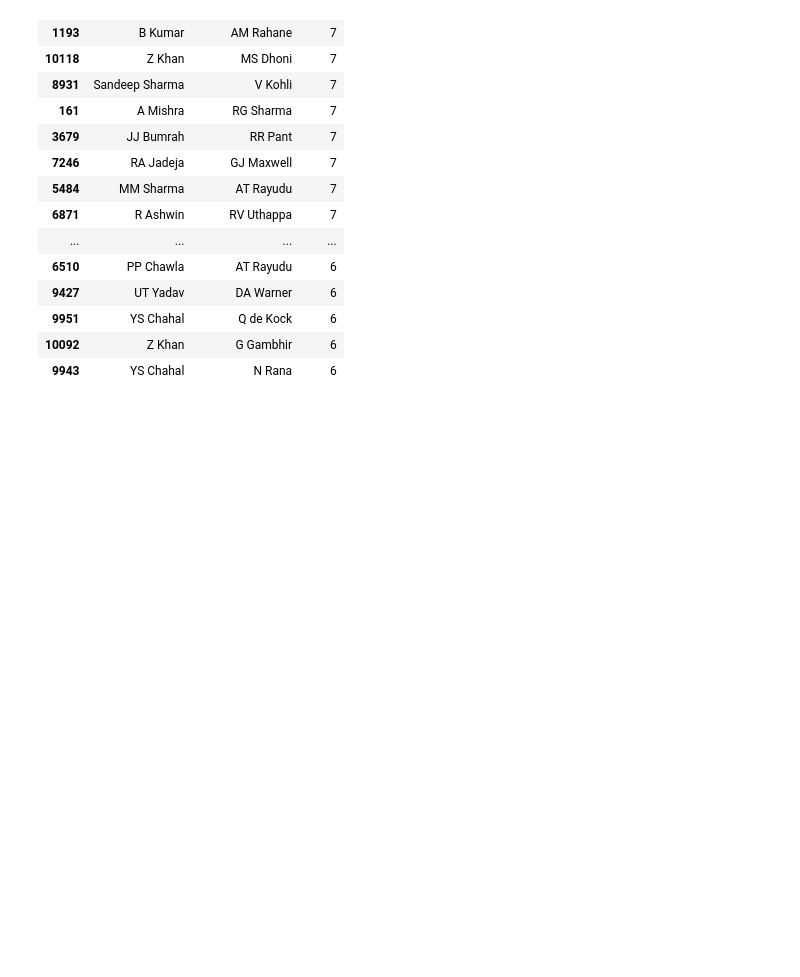
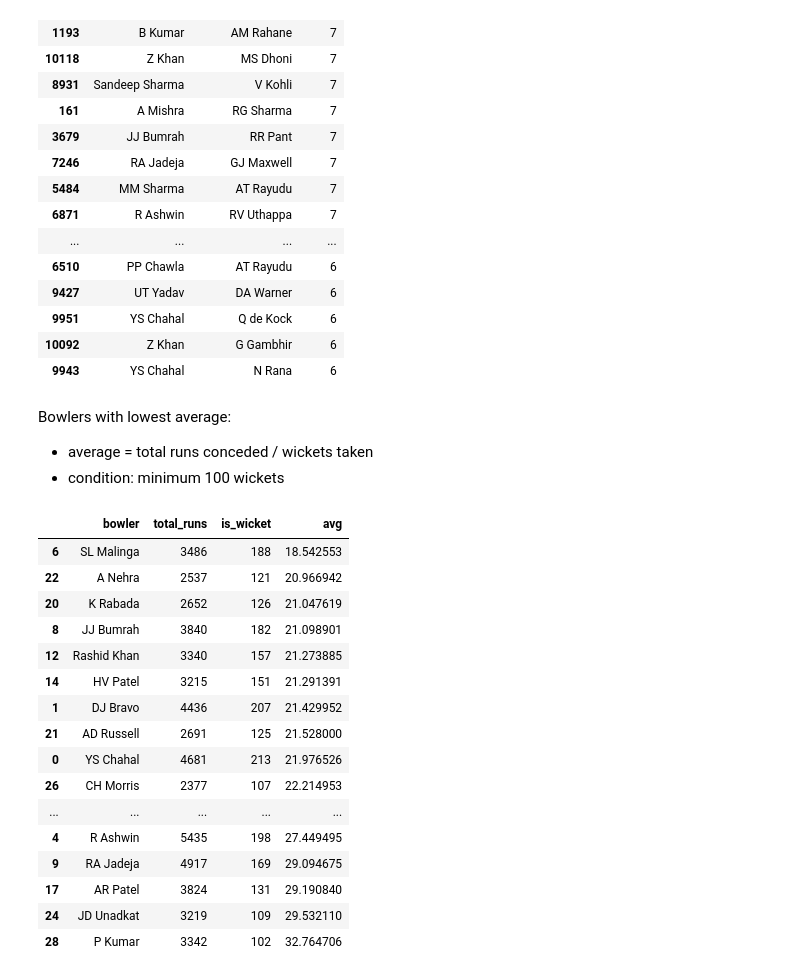
Before and after one commit to Prashant0594/python_data_projects, a Jupyter notebook: project_IPL_analysis/best_bowler.ipynb, the cells around one changed output. Saved outputs shown, nothing was run; the diff lists cells and outputs as text; code cells hidden in the pictures; blank space fills up the shorter version.

```diff
--- a/project_IPL_analysis/best_bowler.ipynb
+++ b/project_IPL_analysis/best_bowler.ipynb
@@ -134,6 +134,35 @@ df.groupby(['bowler','player_dismissed']).size().reset_index(name='count').sort_
 | 9951 | YS Chahal | Q de Kock | 6 |
 | 10092 | Z Khan | G Gambhir | 6 |
 | 9943 | YS Chahal | N Rana | 6 |
+# %% [markdown]
+Bowlers with lowest average:
+
+- average = total runs conceded / wickets taken
+- condition: minimum 100 wickets
+# %%
+grouped=df.groupby('bowler').agg({'total_runs':'sum','is_wicket':'sum'}).sort_values('is_wicket',ascending=False)
+grouped.reset_index(inplace=True)
+grouped['avg']=grouped['total_runs']/grouped['is_wicket']
+grouped=grouped[grouped['is_wicket']>100].sort_values('avg',ascending=True)
+grouped
+# %% [output]
+|  | bowler | total_runs | is_wicket | avg |
+| 6 | SL Malinga | 3486 | 188 | 18.542553 |
+| 22 | A Nehra | 2537 | 121 | 20.966942 |
+| 20 | K Rabada | 2652 | 126 | 21.047619 |
+| 8 | JJ Bumrah | 3840 | 182 | 21.098901 |
+| 12 | Rashid Khan | 3340 | 157 | 21.273885 |
+| 14 | HV Patel | 3215 | 151 | 21.291391 |
+| 1 | DJ Bravo | 4436 | 207 | 21.429952 |
+| 21 | AD Russell | 2691 | 125 | 21.528000 |
+| 0 | YS Chahal | 4681 | 213 | 21.976526 |
+| 26 | CH Morris | 2377 | 107 | 22.214953 |
+| ... | ... | ... | ... | ... |
+| 4 | R Ashwin | 5435 | 198 | 27.449495 |
+| 9 | RA Jadeja | 4917 | 169 | 29.094675 |
+| 17 | AR Patel | 3824 | 131 | 29.190840 |
+| 24 | JD Unadkat | 3219 | 109 | 29.532110 |
+| 28 | P Kumar | 3342 | 102 | 32.764706 |
 # %%
 df
 # %% [output]
```
